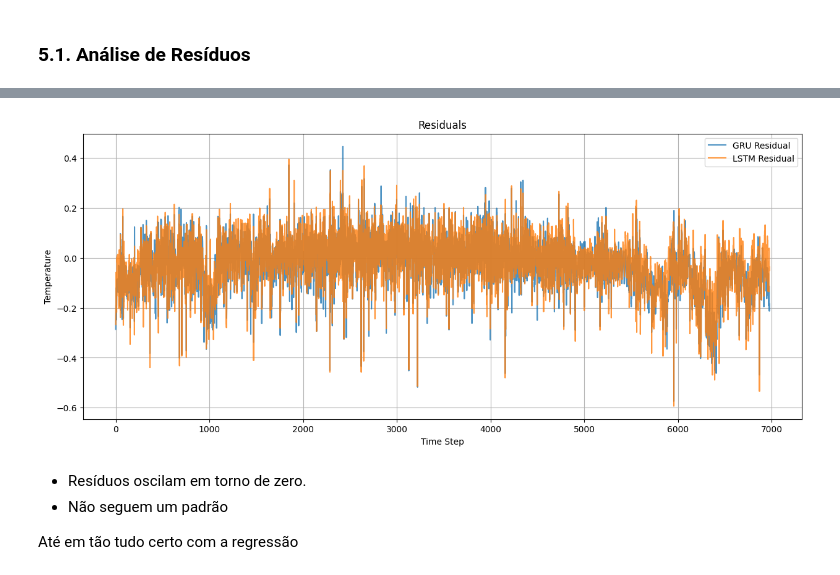
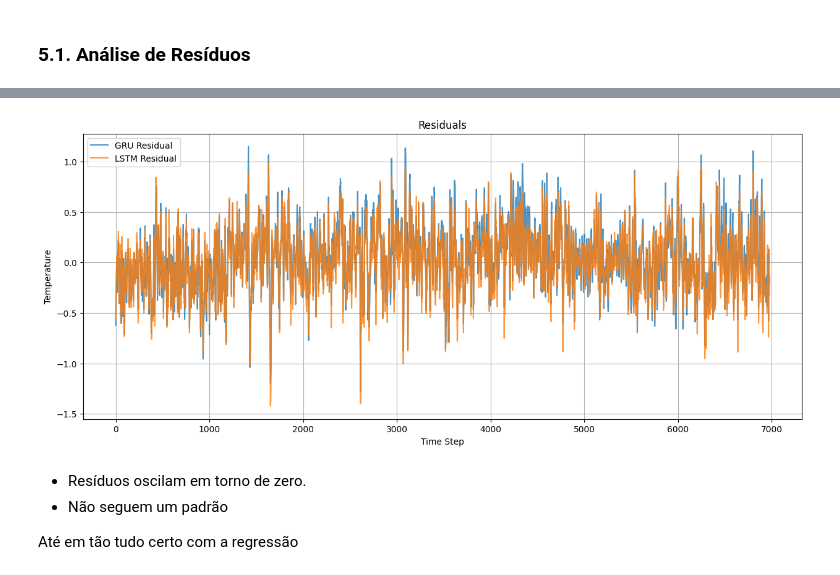
Before and after one commit to eduardoxavierrf/climate-time-series-forecasting, a Jupyter notebook: final_weather_report.ipynb, the cells around one changed output, grey strips where cells are left out. Saved outputs shown, nothing was run; the diff lists cells and outputs as text; code cells hidden in the pictures.

Commit message:
change data preparation

```diff
--- a/final_weather_report.ipynb
+++ b/final_weather_report.ipynb
@@ -166,23 +178,43 @@ Top time deltas:
 Name: count, dtype: int64
 # %% [markdown]
 ## 3. Preparação de Dados para Modelagem
+# %%
+def add_seasonal_features(df):
+    df_copy = df.copy()
+
+    months = df_copy.index.month
+
+    df_copy['spring'] = (months.isin([3, 4, 5])).astype(int)
+    df_copy['summer'] = (months.isin([6, 7, 8])).astype(int)
+    df_copy['autumn'] = (months.isin([9, 10, 11])).astype(int)
+    df_copy['winter'] = (months.isin([12, 1, 2])).astype(int)
+
+    return df_copy
+
+features.extend(['spring', 'summer', 'autumn', 'winter'])
+df_with_seasons = add_seasonal_features(df)
 # %%
 # utilizando stardard scaler pois a maioria dos dados se parece com uma distribuição normal
 scaler = StandardScaler()
-scaled = scaler.fit_transform(df)
-scaled_df = pd.DataFrame(scaled, index=df.index, columns=df.columns)
+scaled = scaler.fit_transform(df_with_seasons)
+scaled_df = pd.DataFrame(scaled, index=df_with_seasons.index, columns=df_with_seasons.columns)
 
 input_width = 336 # ultimos 14 dias vão prever as proximas 24 horas
 label_width = 24
 
-def create_sequences(data, input_width, label_width):
+def create_sequences(df, features, target, input_width, label_width):
     X, y = [], []
-    for i in range(len(data) - input_width - label_width):
-        X.append(data[i:i+input_width, :-1])
-        y.append(data[i+input_width:i+input_width+label_width, -1])
+
+    feature_data = df[features].values
+    target_data = df[target].values
+
+    for i in range(len(df) - input_width - label_width):
+        X.append(feature_data[i:i+input_width])
+        y.append(target_data[i+input_width:i+input_width+label_width])
+
     return np.array(X), np.array(y)
 
-X_seq, y_seq = create_sequences(scaled_df.values, input_width, label_width)
+X_seq, y_seq = create_sequences(scaled_df, features, target, input_width, label_width)
 
 train_size = int(0.7 * len(X_seq))
 val_size = int(0.2 * len(X_seq))
@@ -318,16 +368,16 @@ plt.show()
 # %% [markdown]
 ### 5.1. Análise de Resíduos
 # %%
-y_test_seq = y_test[:, 0]
+y_test_seq = y_test[:, 11]
 
 y_pred_esc_gru = model_gru.predict(X_test)
 y_pred_esc_lstm = model_lstm.predict(X_test)
 
-y_pred_seq_gru = y_pred_esc_gru[:, 0]
-y_pred_seq_lstm = y_pred_esc_lstm[:, 0]
+y_pred_seq_gru = y_pred_esc_gru[:, 11]
+y_pred_seq_lstm = y_pred_esc_lstm[:, 11]
 
-gru_residuals = y_test_seq - y_pred_esc_gru[:, 0]
-lstm_residuals = y_test_seq - y_pred_esc_lstm[:, 0]
+gru_residuals = y_test_seq - y_pred_esc_gru[:, 11]
+lstm_residuals = y_test_seq - y_pred_esc_lstm[:, 11]
 
 plt.figure(figsize=(15, 6))
 plt.plot(gru_residuals, label='GRU Residual', alpha=0.8)
@@ -344,4 +394,4 @@ plt.show()
-[figure, old version]
+[figure, new version]
 # %% [markdown]
 - Resíduos oscilam em torno de zero.
 - Não seguem um padrão
```
Also changed, not shown: parts of 13 cells of this notebook.
